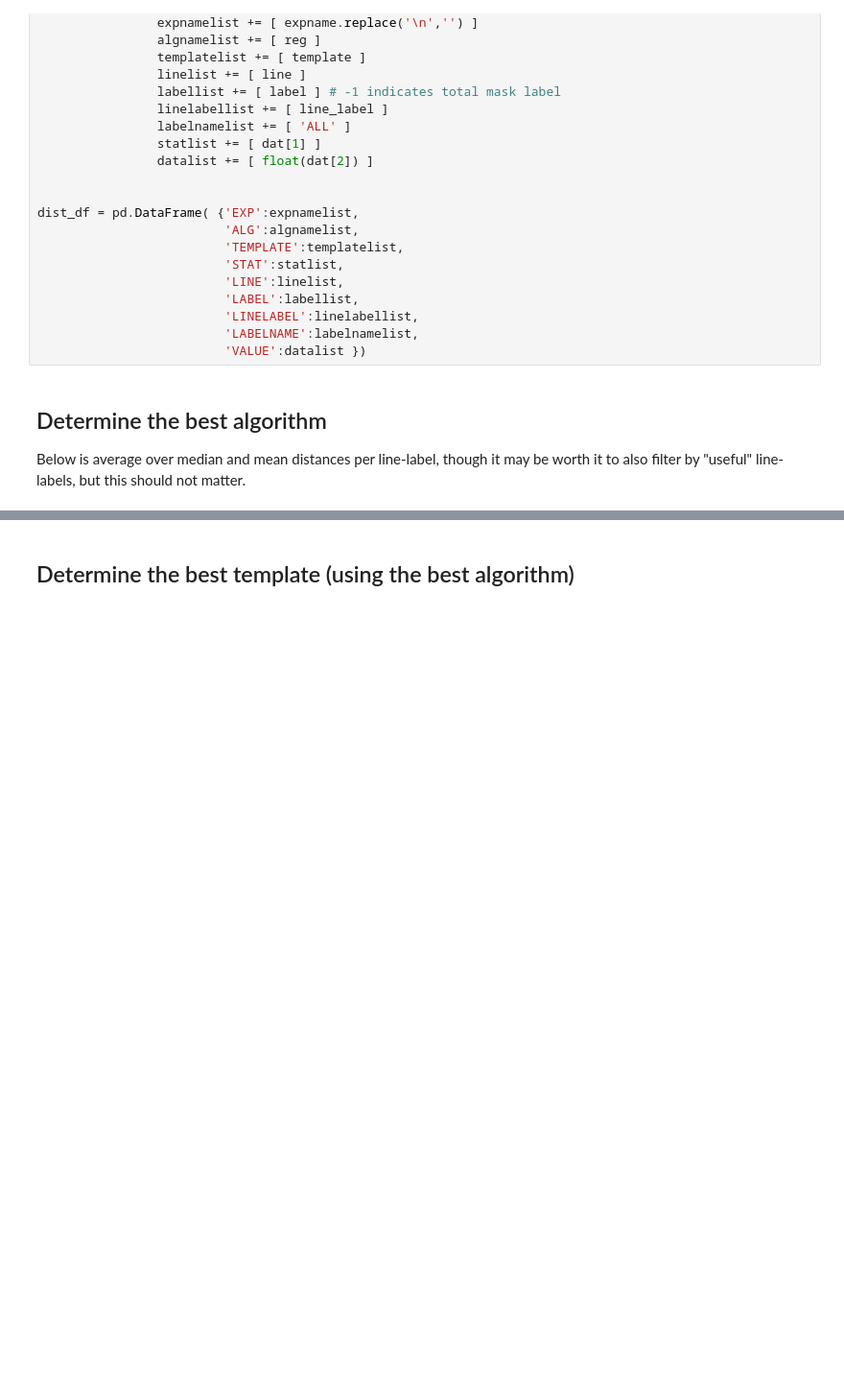
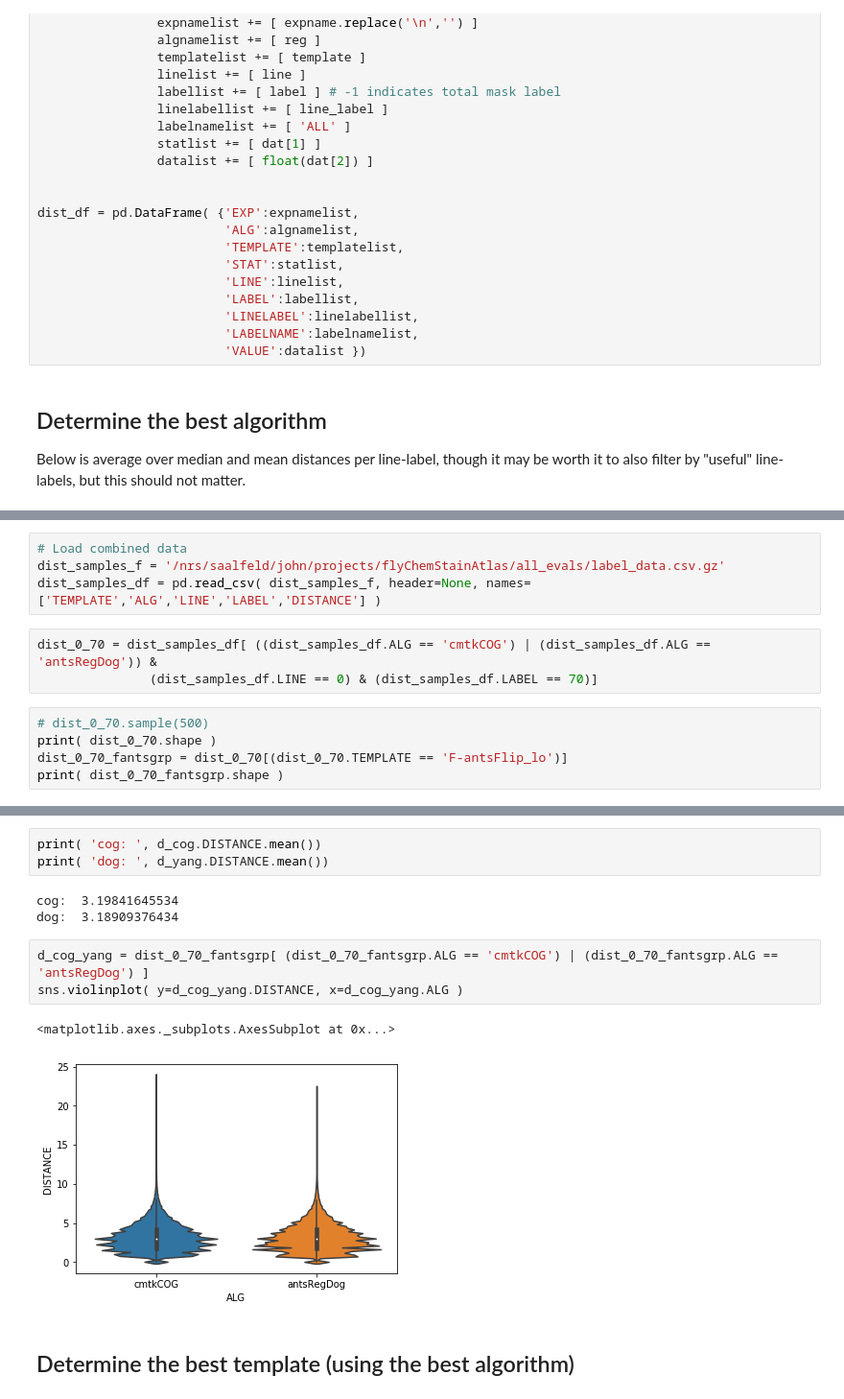
Before and after one commit to saalfeldlab/template-building, a Jupyter notebook: python/labelwise_skeleton_distance_analysis.ipynb, the cells around one changed output, grey strips where cells are left out. Shown at 96% size. Drawn from its saved outputs; the diff is of its cells as text; blank space fills up the shorter version.

Commit message:
more analysis in notebook
* add cmtkGrp template
* consider clustering of line-labels

```diff
--- a/python/labelwise_skeleton_distance_analysis.ipynb
+++ b/python/labelwise_skeleton_distance_analysis.ipynb
@@ -166,0 +200,12 @@ best by avg_med is:  cmtkCOG
+# %%
+# Load combined data
+dist_samples_f = '/nrs/saalfeld/john/projects/flyChemStainAtlas/all_evals/label_data.csv.gz'
+dist_samples_df = pd.read_csv( dist_samples_f, header=None, names=['TEMPLATE','ALG','LINE','LABEL','DISTANCE'] )
+# %%
+dist_0_70 = dist_samples_df[ ((dist_samples_df.ALG == 'cmtkCOG') | (dist_samples_df.ALG == 'antsRegDog')) &
+               (dist_samples_df.LINE == 0) & (dist_samples_df.LABEL == 70)]
+# %%
+# dist_0_70.sample(500)
+print( dist_0_70.shape )
+dist_0_70_fantsgrp = dist_0_70[(dist_0_70.TEMPLATE == 'F-antsFlip_lo')]
+print( dist_0_70_fantsgrp.shape )
@@ -167,3 +243,15 @@ best by avg_med is:  cmtkCOG
+# %%
+print( 'cog: ', d_cog.DISTANCE.mean())
+print( 'dog: ', d_yang.DISTANCE.mean())
+# %% [output]
+cog:  3.19841645534
+dog:  3.18909376434
+# %%
+d_cog_yang = dist_0_70_fantsgrp[ (dist_0_70_fantsgrp.ALG == 'cmtkCOG') | (dist_0_70_fantsgrp.ALG == 'antsRegDog') ]
+sns.violinplot( y=d_cog_yang.DISTANCE, x=d_cog_yang.ALG )
+# %% [output]
+<matplotlib.axes._subplots.AxesSubplot at 0x...>
+[figure, added]
 # %% [markdown]
 ## Determine the best template (using the best algorithm)
 # %%
```
Also changed, not shown: parts of 15 cells of this notebook.
